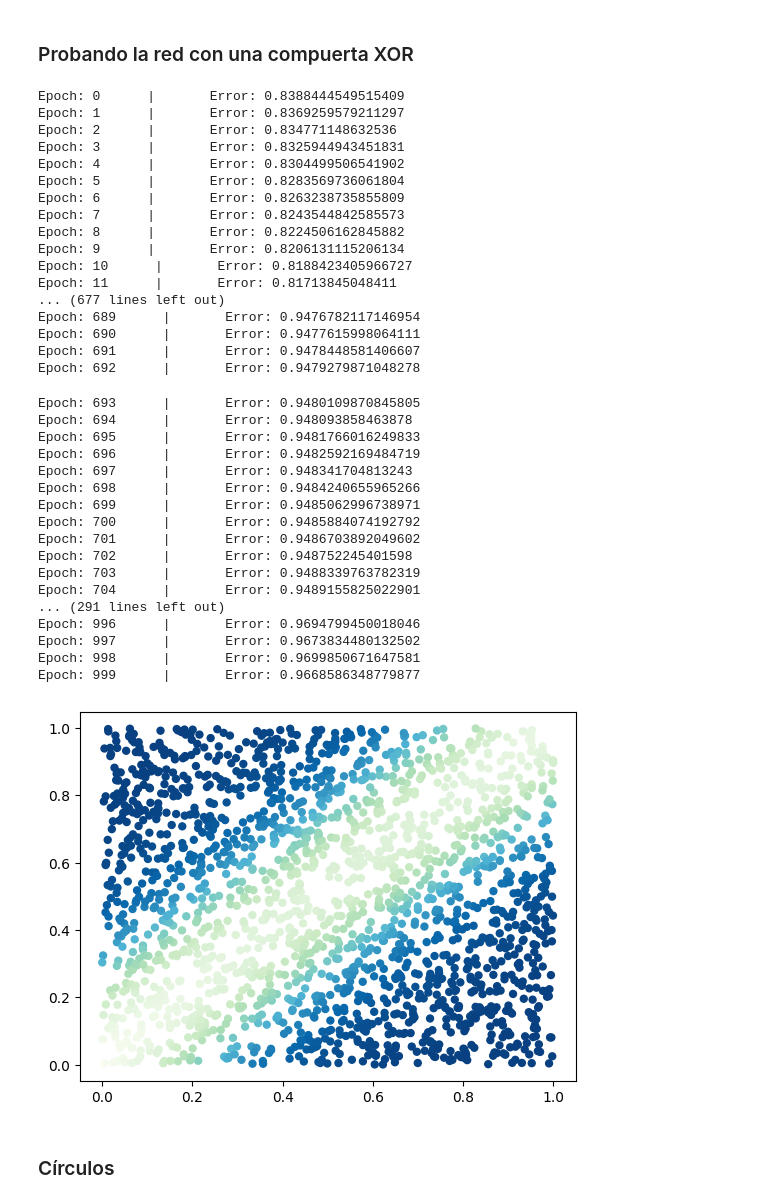
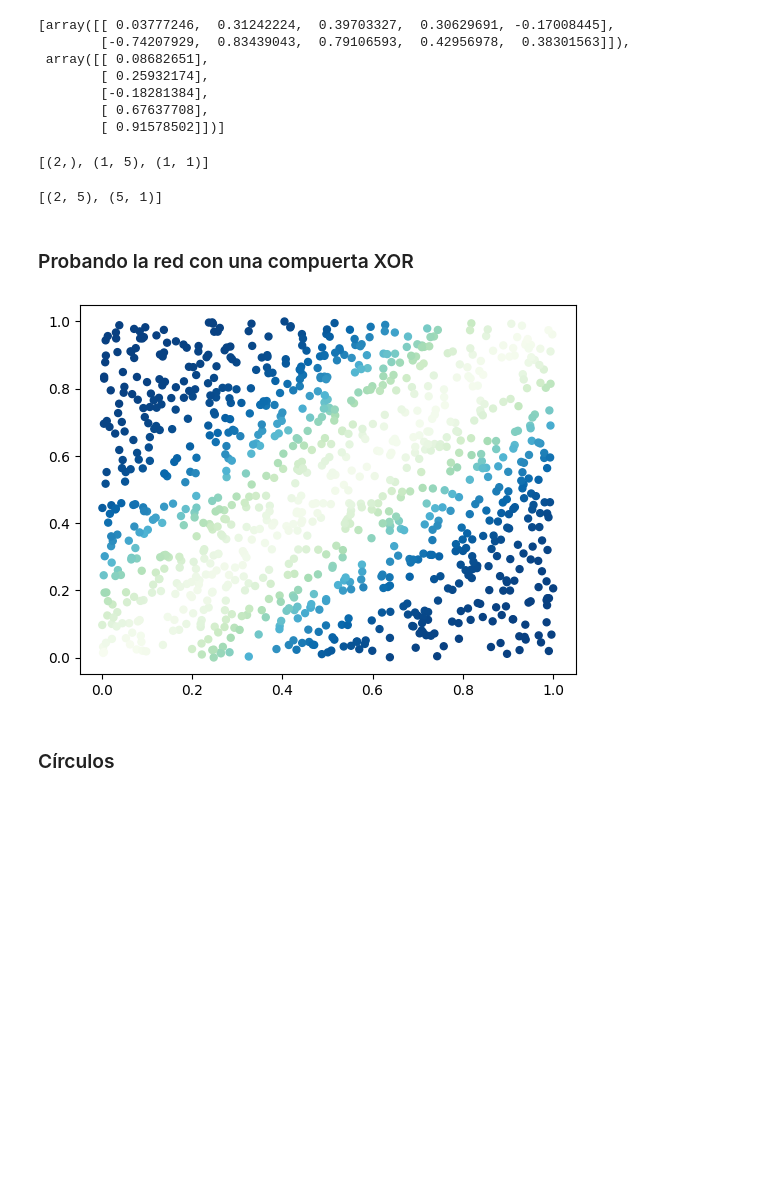
Before and after one commit to SergioPachonDotor/NeuralNetwork_v1.0, a Jupyter notebook: NeuralNetwork.ipynb, the cells around one changed output. Drawn from its saved outputs; the diff is of its cells as text; code cells hidden in the pictures; blank space fills up the shorter version.

```diff
--- a/NeuralNetwork.ipynb
+++ b/NeuralNetwork.ipynb
@@ -5,73 +39,55 @@ import matplotlib.pyplot as plt
+# %%
+arreglo_pesos
+# %% [output]
+[array([[ 0.03777246,  0.31242224,  0.39703327,  0.30629691, -0.17008445],
+        [-0.74207929,  0.83439043,  0.79106593,  0.42956978,  0.38301563]]),
+ array([[ 0.08682651],
+        [ 0.25932174],
+        [-0.18281384],
+        [ 0.67637708],
+        [ 0.91578502]])]
+# %%
+[arreglo_activacion[i].shape for i in range(len(arreglo_activacion))]
+# %% [output]
+[(2,), (1, 5), (1, 1)]
+# %%
+[arreglo_pesos[i].shape for i in range(len(arreglo_pesos))]
+# %% [output]
+[(2, 5), (5, 1)]
 # %% [markdown]
 ### Probando la red con una compuerta XOR
 # %%
 def random_points(n = 100):
-    x = np.random.uniform(0.0, 1.0, n)
-    y = np.random.uniform(0.0, 1.0, n)
+    x = np.random.uniform(0, 1, n)
+    y = np.random.uniform(0, 1, n)
 
     return np.array([x, y]).T
 
-
-red_xor = nnw.crear_modelo_de_red([2, 4, 4, 1])
+red_xor = nnw.crear_modelo_de_red([2,3, 1])
 
 X = np.array([
-    [0, 0],
-    [0, 1],
-    [1, 0],
-    [1, 1],
+    [0,0],
+    [0,1],
+    [1,0],
+    [1,1],
 ])
 
 Y = np.array([
     [0],
     [1],
     [1],
     [0],
 ])
-# red_neuronal_sin_entrenar, funcion_de_activacion, funcion_de_coste,valor_de_prediccion = [], valor_real = [], epochs = 100, tasa_de_aprendizaje = 0.1
-red_entrenada = nnw.entrenar_red_neuronal(red_xor, nnw.tan_h, nnw.mean_squared_error,valor_de_prediccion=X, valor_real=Y, epochs=1000, tasa_de_aprendizaje=0.1)
+
+red_entrenada = nnw.entrenar_red_neuronal(red_xor, nnw.tan_h, nnw.mean_squared_error,valor_de_prediccion=X, valor_real=Y, epochs=10000, tasa_de_aprendizaje=0.08)
 #
-x_test = random_points(n = 2000)
+x_test = random_points(n = 1000)
+y_test = nnw.predecir(x_test, red_entrenada, nnw.tan_h)
 
-# entradas, red_neuronal_entrenada, funcion_de_activacion
-y_test = nnw.predecir(x_test, red_entrenada, nnw.tan_h)
-plt.scatter(x_test[:,0], x_test[:,1], c = y_test, s = 25, cmap='GnBu')
+plt.scatter(x_test[:,0], x_test[:,1], c = y_test, s = 25, cmap='GnBu') # GnBu
 plt.savefig('XOR_Fitted.jpg')
 # %% [output]
-Epoch: 0      |       Error: 0.8388444549515409
-Epoch: 1      |       Error: 0.8369259579211297
-Epoch: 2      |       Error: 0.834771148632536
-Epoch: 3      |       Error: 0.8325944943451831
-Epoch: 4      |       Error: 0.8304499506541902
-Epoch: 5      |       Error: 0.8283569736061804
-Epoch: 6      |       Error: 0.8263238735855809
-Epoch: 7      |       Error: 0.8243544842585573
-Epoch: 8      |       Error: 0.8224506162845882
-Epoch: 9      |       Error: 0.8206131115206134
-Epoch: 10      |       Error: 0.8188423405966727
-Epoch: 11      |       Error: 0.81713845048411
-... (677 lines left out)
-Epoch: 689      |       Error: 0.9476782117146954
-Epoch: 690      |       Error: 0.9477615998064111
-Epoch: 691      |       Error: 0.9478448581406607
-Epoch: 692      |       Error: 0.9479279871048278
-Epoch: 693      |       Error: 0.9480109870845805
-Epoch: 694      |       Error: 0.948093858463878
-Epoch: 695      |       Error: 0.9481766016249833
-Epoch: 696      |       Error: 0.9482592169484719
-Epoch: 697      |       Error: 0.948341704813243
-Epoch: 698      |       Error: 0.9484240655965266
-Epoch: 699      |       Error: 0.9485062996738971
-Epoch: 700      |       Error: 0.9485884074192792
-Epoch: 701      |       Error: 0.9486703892049602
-Epoch: 702      |       Error: 0.948752245401598
-Epoch: 703      |       Error: 0.9488339763782319
-Epoch: 704      |       Error: 0.9489155825022901
-... (291 lines left out)
-Epoch: 996      |       Error: 0.9694799450018046
-Epoch: 997      |       Error: 0.9673834480132502
-Epoch: 998      |       Error: 0.9699850671647581
-Epoch: 999      |       Error: 0.9668586348779877
-[figure, old version]
+[figure, new version]
 # %% [markdown]
 ### Círculos
 # %%
```
Also changed, not shown: parts of 7 cells of this notebook, 7 other files.
